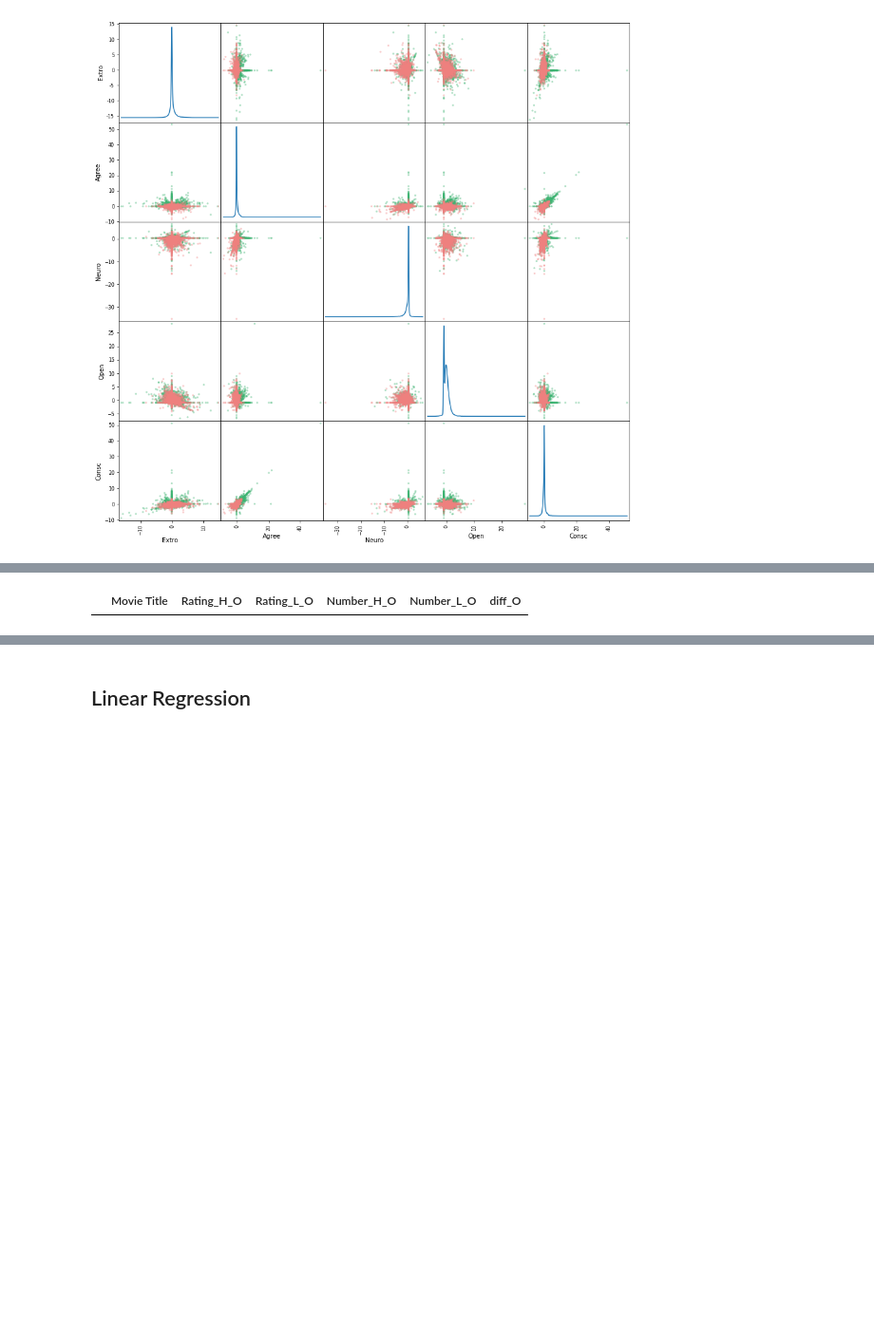
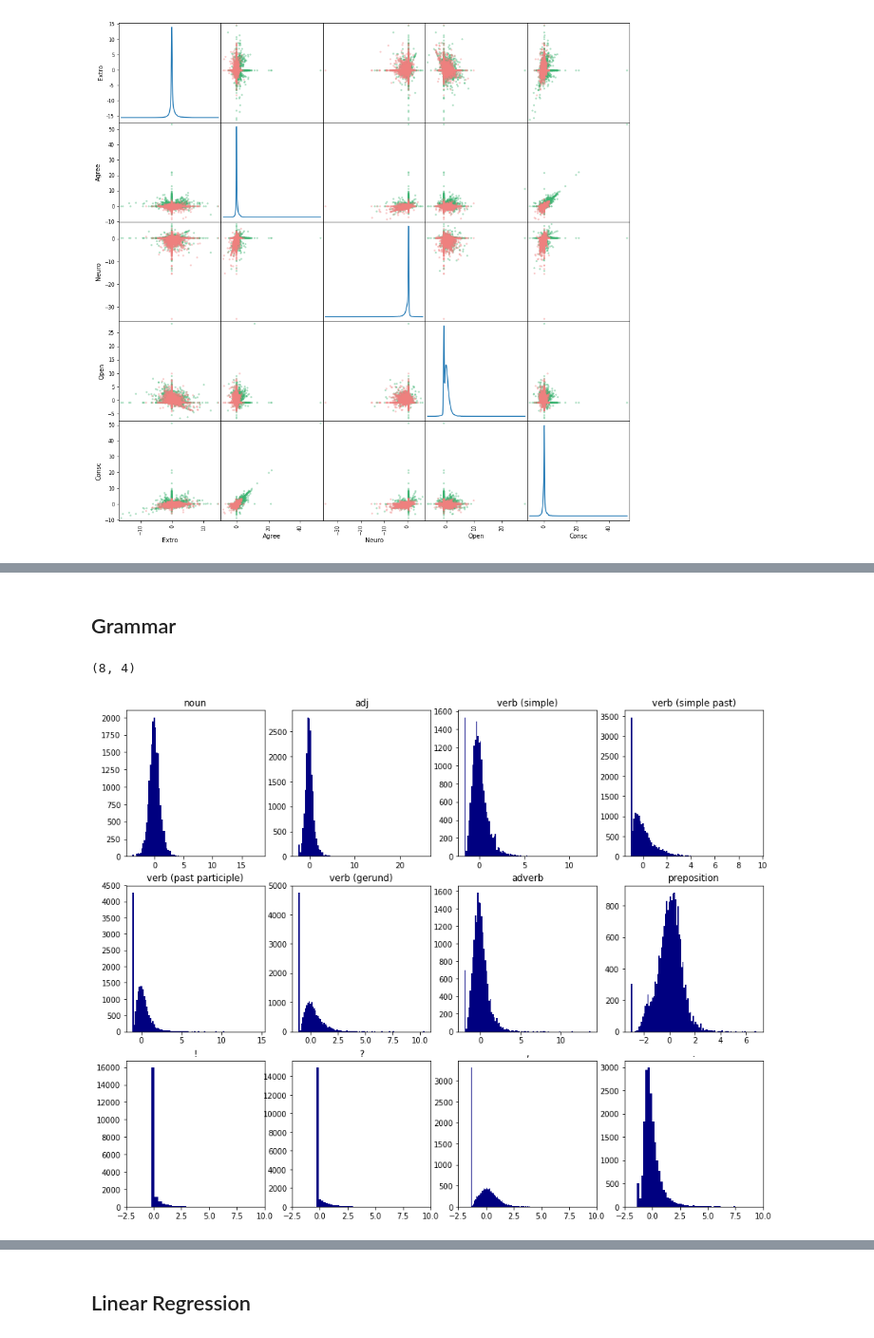
Before and after one commit to pegahbyte/capstone_project, a Jupyter notebook: Data_Preparation.ipynb, the cells around one changed output, grey strips where cells are left out. Shown at 95% size. Cells and saved outputs as stored; diff of their text form; code cells hidden in the pictures; blank space fills up the shorter version.

```diff
--- a/Data_Preparation.ipynb
+++ b/Data_Preparation.ipynb
@@ -446,7 +399,26 @@ for letter in ["O"]:
-# %%
-unique["diff_O"]=unique["diff_O"].astype('float64')
-unique_enough = unique[(unique["Number_H_O"]>30)&(unique["Number_L_O"]>30)&(unique["diff_O"]>1)]
-unique_enough.head(20)
-unique_enough.nlargest(5,"diff_O")
-# %% [output]
-|  | Movie Title | Rating_H_O | Rating_L_O | Number_H_O | Number_L_O | diff_O |
+# %% [markdown]
+## Grammar
+# %%
+with open ('df_07_08', 'rb') as fr:
+    df = pickle.load(fr)
+# %%
+word_types=["noun", "adj", "verb (simple)","verb (simple past)", "verb (past participle)", "verb (gerund)", "adverb", "preposition"]
+punc_marks = ["!","?",",","."]
+len(word_types), len(punc_marks)
+# %% [output]
+(8, 4)
+# %%
+all_features=word_types+punc_marks
+fig, axs = plt.subplots(3,4, figsize=(15,12))
+for i in range(4):
+    axs[0,i].hist(df[all_features[i]], bins=100,color="navy")
+    axs[0,i].set_title(all_features[i])
+for i in range(4,8):
+    axs[1,i-4].hist(df[all_features[i]], bins=100,color="navy")
+    axs[1,i-4].set_title(all_features[i])
+for i in range(8,12):
+    axs[2,i-8].hist(df[all_features[i]], bins=200,color="navy")
+    axs[2,i-8].set_title(all_features[i])
+    axs[2,i-8].set_xlim(-2.5,10)
+# %% [output]
+[figure, added]
```
Also changed, not shown: parts of 68 cells of this notebook.
